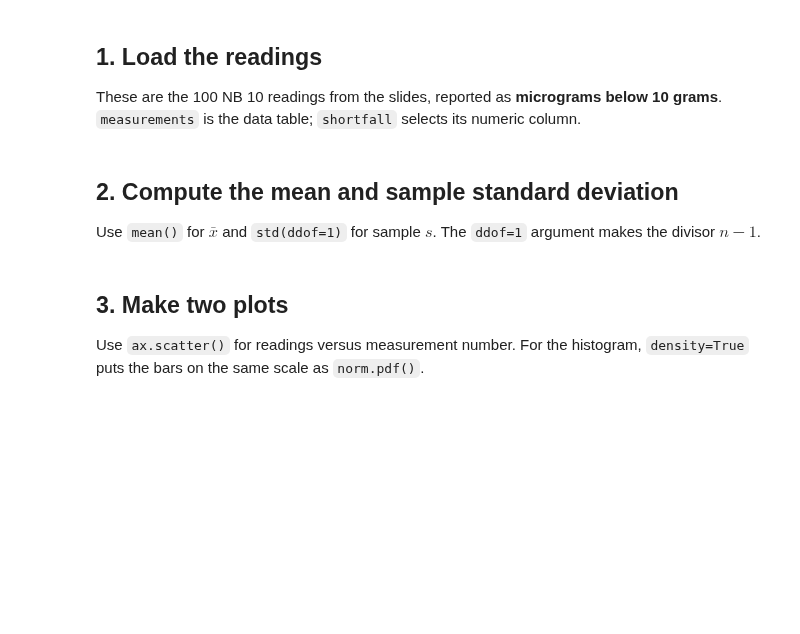
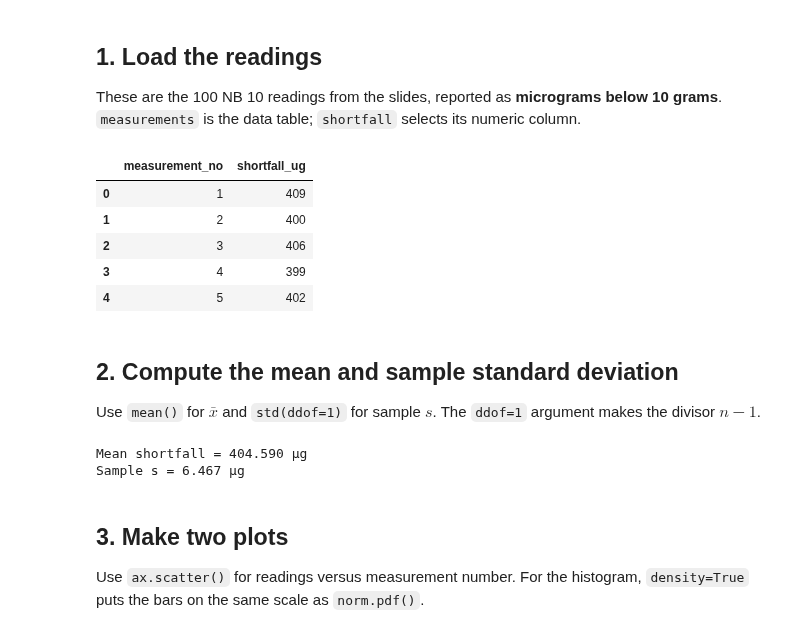
Before and after one commit to mda90-manny/26f-engr1451-2451, a Jupyter notebook: 2-class/w04b_measurement_error.ipynb, the cells around one changed output. Drawn from its saved outputs; the diff is of its cells as text; code cells hidden in the pictures; blank space fills up the shorter version.

```diff
--- a/2-class/w04b_measurement_error.ipynb
+++ b/2-class/w04b_measurement_error.ipynb
@@ -23,23 +23,32 @@ These are the 100 NB 10 readings from the slides, reported as **micrograms below
 # %%
 # Source: Freedman et al., Statistics, Chapter 6, Table 1, p. 99.
 shortfall_values = [
     409, 400, 406, 399, 402, 406, 401, 403, 401, 403,
     398, 403, 407, 402, 401, 399, 400, 401, 405, 402,
     408, 399, 399, 402, 399, 397, 407, 401, 399, 401,
     403, 400, 410, 401, 407, 423, 406, 406, 402, 405,
     405, 409, 399, 402, 407, 406, 413, 409, 404, 402,
     404, 406, 407, 405, 411, 410, 410, 410, 401, 402,
     404, 405, 392, 407, 406, 404, 403, 408, 404, 407,
     412, 406, 409, 400, 408, 404, 401, 404, 408, 406,
     408, 406, 401, 412, 393, 437, 418, 415, 404, 401,
     401, 407, 412, 375, 409, 406, 398, 406, 403, 404,
 ]
+shortfall_values = np.array(shortfall_values)
+n_observations = len(shortfall_values)
 measurements = pd.DataFrame({
-    "measurement_no": np.arange(1, 101),
+    "measurement_no": np.arange(1, n_observations+1),
     "shortfall_ug": shortfall_values,
 })
 shortfall = measurements["shortfall_ug"]
 measurements.head()
+# %% [output]
+|  | measurement_no | shortfall_ug |
+| 0 | 1 | 409 |
+| 1 | 2 | 400 |
+| 2 | 3 | 406 |
+| 3 | 4 | 399 |
+| 4 | 5 | 402 |
 # %% [markdown]
 ## 2. Compute the mean and sample standard deviation
 
@@ -51,6 +60,9 @@ s_shortfall = shortfall.std(ddof=1)
 
 print(f"Mean shortfall = {mean_shortfall:.3f} µg")
 print(f"Sample s = {s_shortfall:.3f} µg")
+# %% [output]
+Mean shortfall = 404.590 µg
+Sample s = 6.467 µg
 # %% [markdown]
 ## 3. Make two plots
 
```
Also changed, not shown: parts of 4 cells of this notebook, 1 other file.
